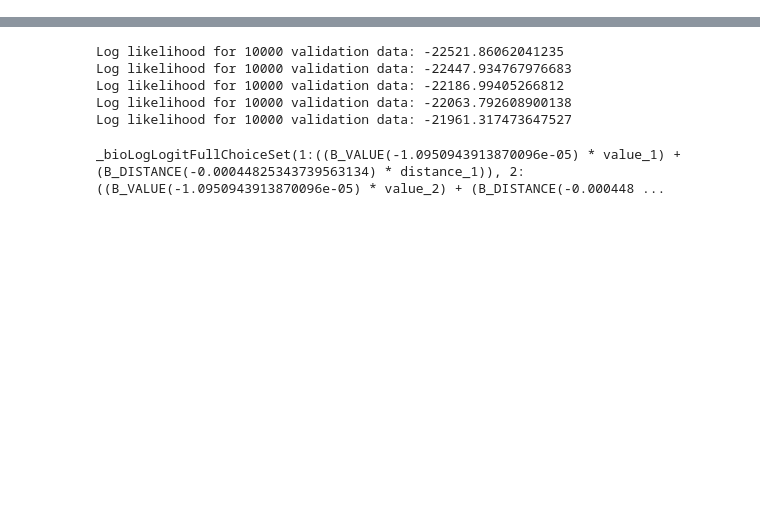
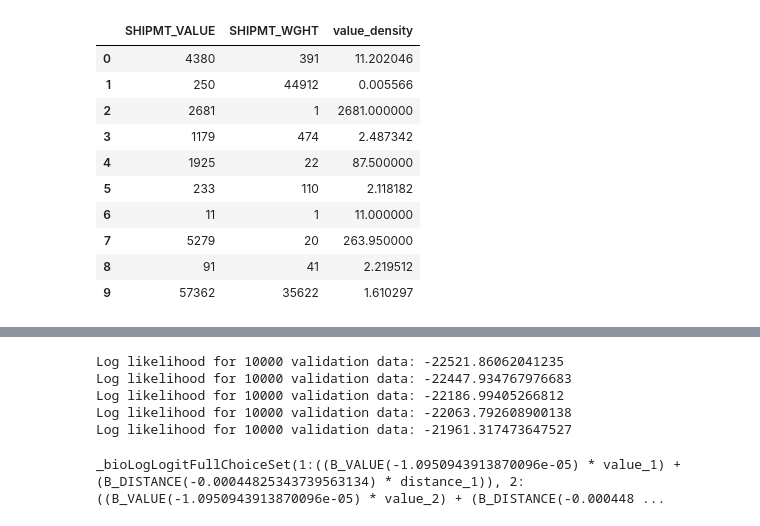
Before and after one commit to LBNL-UCB-STI/SynthFirm, a Jupyter notebook: Firm Synthesis/pre_input_files/supplier_destination_choice.ipynb, the cells around one changed output, grey strips where cells are left out. Saved outputs shown, nothing was run; the diff lists cells and outputs as text; code cells hidden in the pictures; blank space fills up the shorter version.

```diff
--- a/Firm Synthesis/pre_input_files/supplier_destination_choice.ipynb
+++ b/Firm Synthesis/pre_input_files/supplier_destination_choice.ipynb
@@ -41,3 +46,17 @@ Index(['SHIPMT_ID', 'ORIG_STATE', 'ORIG_MA', 'ORIG_CFS_AREA', 'DEST_STATE',
+# %%
+region_df.loc[:, ['SHIPMT_VALUE', 'SHIPMT_WGHT', 'value_density']].head(10)
+# %% [output]
+|  | SHIPMT_VALUE | SHIPMT_WGHT | value_density |
+| 0 | 4380 | 391 | 11.202046 |
+| 1 | 250 | 44912 | 0.005566 |
+| 2 | 2681 | 1 | 2681.000000 |
+| 3 | 1179 | 474 | 2.487342 |
+| 4 | 1925 | 22 | 87.500000 |
+| 5 | 233 | 110 | 2.118182 |
+| 6 | 11 | 1 | 11.000000 |
+| 7 | 5279 | 20 | 263.950000 |
+| 8 | 91 | 41 | 2.219512 |
+| 9 | 57362 | 35622 | 1.610297 |
 # %%
 # clean the data
 
```
Also changed, not shown: parts of 9 cells of this notebook, 29 other files.
